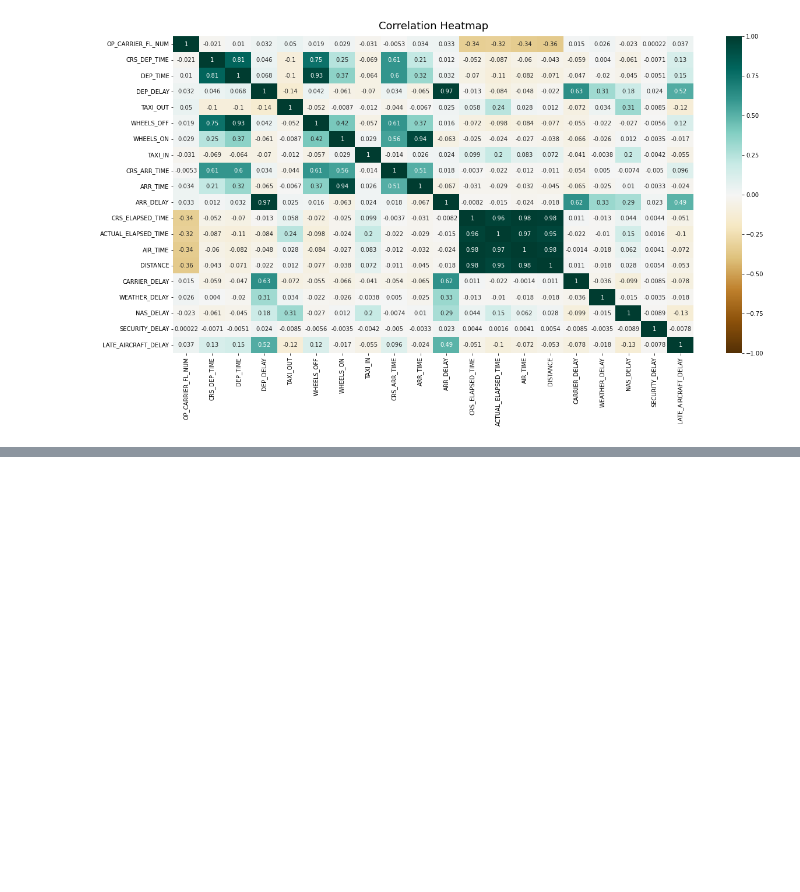
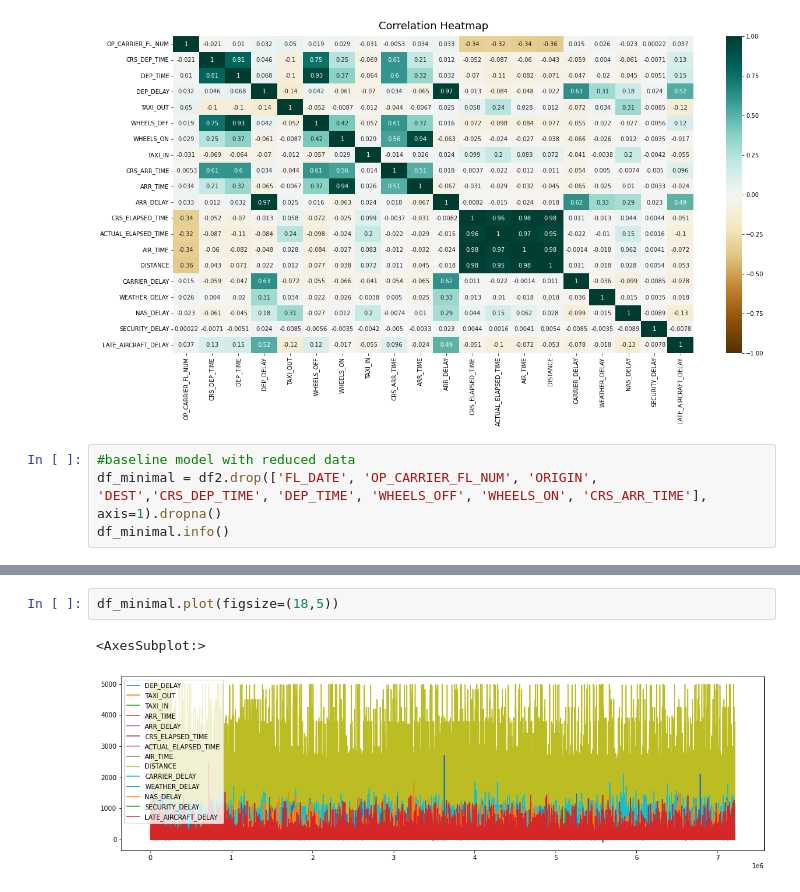
Before and after one commit to AdityaThakur1/flight-data-modelling, a Jupyter notebook: src/data_analysis.ipynb, the cells around one changed output, grey strips where cells are left out. Saved outputs shown, nothing was run; the diff lists cells and outputs as text; blank space fills up the shorter version.

```diff
--- a/src/data_analysis.ipynb
+++ b/src/data_analysis.ipynb
@@ -80,3 +132,7 @@ heatmap.set_title('Correlation Heatmap', fontdict={'fontsize':18}, pad=12);
 plt.savefig('corr_heatmap.png', dpi=300, bbox_inches='tight')
 # %% [output]
 [figure]
+# %%
+#baseline model with reduced data
+df_minimal = df2.drop(['FL_DATE', 'OP_CARRIER_FL_NUM', 'ORIGIN', 'DEST','CRS_DEP_TIME', 'DEP_TIME', 'WHEELS_OFF', 'WHEELS_ON', 'CRS_ARR_TIME'], axis=1).dropna()
+df_minimal.info()
@@ -82,0 +157,5 @@ plt.savefig('corr_heatmap.png', dpi=300, bbox_inches='tight')
+# %%
+df_minimal.plot(figsize=(18,5))
+# %% [output]
+<AxesSubplot:>
+[figure, added]
```
Also changed, not shown: parts of 8 cells of this notebook.
